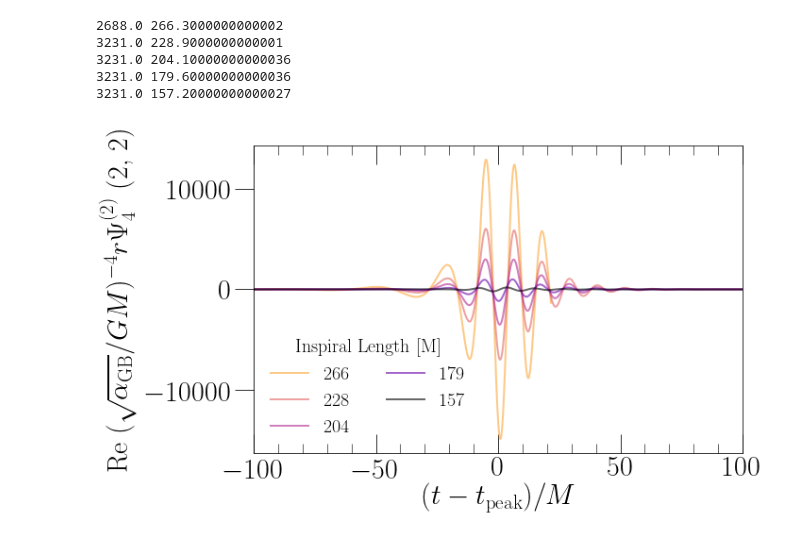
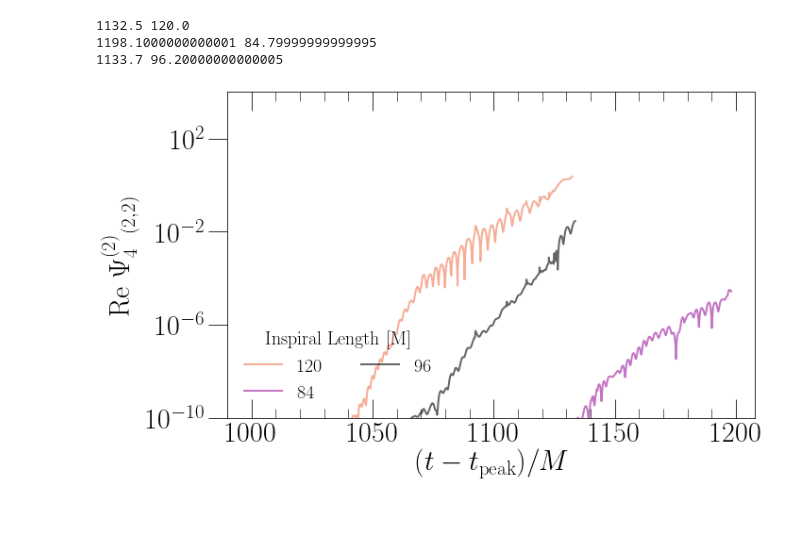
Before and after one commit to mariaokounkova/EDGB, a Jupyter notebook: NonSpinning/EDGB_GW.ipynb, the cells around one changed output. Drawn from its saved outputs; the diff is of its cells as text; code cells hidden in the pictures.

Commit message:
EDGB_GW plotting: Added necessary plots
Added plots for secular regime / growth
and waveforms

```diff
--- a/NonSpinning/EDGB_GW.ipynb
+++ b/NonSpinning/EDGB_GW.ipynb
@@ -48,16 +36,0 @@ Destination path /Users/mokounkova/Library/Python/3.7/lib/python/site-packages/q
-# %%
-## GW150914 run parameters
-## Independent of the physical theory we're using
-t_merger = 2533.8 ## from the simulation, useful for instantaneous regime of validity and other quantities on
-## the computational domain
-
-## Physical run parameters
-mfinal = 9.5249732342176741e-01
-spin_final = 6.9174874651649620e-01
-mode = (2,2) ## mode that we are interested in
-chi_1 = 0.33
-chi_2 = -0.44
-
-
-B = 0.1 ## B factor for the runs
-mode = (2,2) ## dominant mode for analysis
@@ -322,10 +117,8 @@ PlotScalarField(2500, 25)
 def SecularRegimePlot():
 
 
-    #start_arr = [1900, 2000, 2075, 2100, 2200, 2250, 2300, 2350, 2425, 2450, 2475, 2500]
-    #ramp_arr = [250, 250, 250, 250, 100, 100, 100, 100, 25, 25, 25, 25]
-    start_arr = [2350, 2425, 2450, 2475, 2500]
-    ramp_arr = [100, 25, 25, 25, 25]
+    start_arr = [1000, 1100, 1025]
+    ramp = 25
     figname = 'SecularhPsi4'
     figsize=(10,6)
 
@@ -333,47 +126,48 @@ def SecularRegimePlot():
     colors = [cmap(float(i)/len(start_arr)) for i in range(len(start_arr))][::-1]
 
     f, ax = plt.subplots(1, figsize=figsize)
 
-    for start, ramp, color in zip(start_arr, ramp_arr, colors):
+    for start, color in zip(start_arr, colors):
 
         ## Get the extrapolated waveforms
-        time, data = GethPsi4Mode(ev_dir(start, ramp_time = ramp, lev=0), radius=2)
-        #time, data = GethPsi4ModeExtrapolated(ex_dir(start, lev=0))
+        p = "/Users/mokounkova/EDGB/NonSpinning/Data/" + str(start) + "/Ev/JoinedLev0/"
+        time, data = GethPsi4Mode(p, radius=0)
+
         ## Let's calculate the length until the merger time
         t_peak = GetPeakTimeMode(time, data)
         length = t_peak - start - ramp/2.0
         print(time[-1], length)
 
-        time = SubtractPeakTimeMode(time, data)
-        time, data = CutTimes(time, data, -100, 100)
+        #time = SubtractPeakTimeMode(time, data)
+        time, data = CutTimes(time, data, 1000, 1300)
 
         lw = 2.0
         ls='-'
         if start == start_arr[-1]:
             color = 'black'
             lw = 2.0
             ls='--'
-        ax.plot(time, data, color = color, label="%d" % length, lw=lw, alpha=0.6)
+        ax.plot(time, np.abs(data), color = color, label="%d" % length, lw=lw, alpha=0.6)
 
     legend = ax.legend(fontsize=20, loc='lower left', frameon=False, ncol=2, \
               title='Inspiral Length [M]')
     plt.setp(legend.get_title(),fontsize=20)
-    ax.set_ylabel('Re ' + LabelsDict[GethPsi4ModeExtrapolated] + str(mode), fontsize=30)
-    ax.set_xlim(-100, 100)
+    ax.set_ylabel('Re $\Psi_4^{(2)} {}_{(2,2)}$', fontsize=30)
+    #ax.set_xlim(-100, 100)
+    ax.set_yscale('log')
+    ax.set_ylim(1e-10, 1e4)
 
     ax.set_xlabel('$(t - t_\mathrm{peak})/M$', fontsize=30)
     plt.tight_layout()
     plt.savefig(figname + '.pdf')
     plt.show()
 
 SecularRegimePlot()
 # %% [output]
-2688.0 266.3000000000002
-3231.0 228.9000000000001
-3231.0 204.10000000000036
-3231.0 179.60000000000036
-3231.0 157.20000000000027
+1132.5 120.0
+1198.1000000000001 84.79999999999995
+1133.7 96.20000000000005
-[figure, old version]
+[figure, new version]
 # %%
 ## Plot around t_s = 2100
 def LIGOBucketPlot():
```
Also changed, not shown: parts of 13 cells of this notebook.
